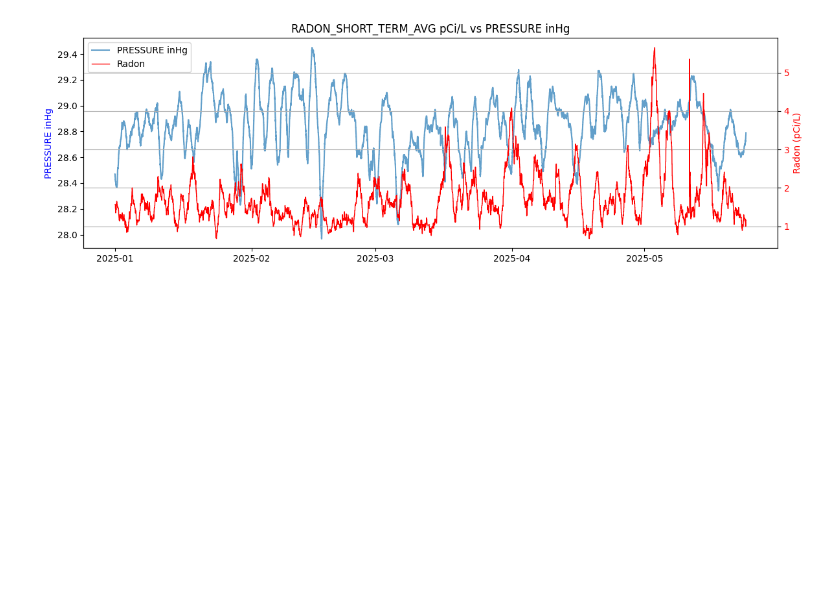
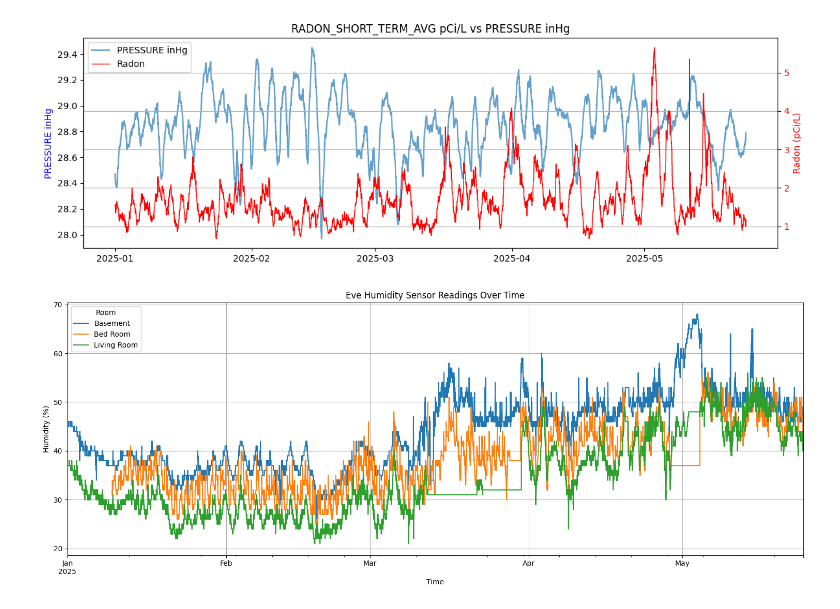
Before and after one commit to DaveKT/AirQualityAnalysis, a Jupyter notebook: AirQualityAnalysis.ipynb, the cells around one changed output. Drawn from its saved outputs; the diff is of its cells as text; code cells hidden in the pictures; blank space fills up the shorter version.

Commit message:
Added other room humidity sensor

```diff
--- a/AirQualityAnalysis.ipynb
+++ b/AirQualityAnalysis.ipynb
@@ -74,3 +74,23 @@ for col in other_columns:
 [figure]
 [figure]
 [figure]
+# %%
+evedf = pd.read_csv('EveHumiditySensorData.csv')
+evedf = evedf[['Timestamp', 'Humidity %', 'Room']]
+evedf['Timestamp'] = pd.to_datetime(evedf['Timestamp'], format='%Y-%m-%d %H:%M:%S', errors='coerce')
+# %%
+evedfpivot = evedf.pivot(index='Timestamp', columns='Room', values='Humidity %')
+
+# Resample to uniform 5-minute intervals and forward fill missing values
+evedfpivot = evedfpivot.resample('5min').mean().ffill()
+
+# Plotting
+evedfpivot.plot(figsize=(15, 6), title='Eve Humidity Sensor Readings Over Time')
+plt.xlabel('Time')
+plt.ylabel('Humidity (%)')
+plt.grid(True)
+plt.legend(title='Room')
+plt.tight_layout()
+plt.show()
+# %% [output]
+[figure, added]
```
Also changed, not shown: 2 other files.
